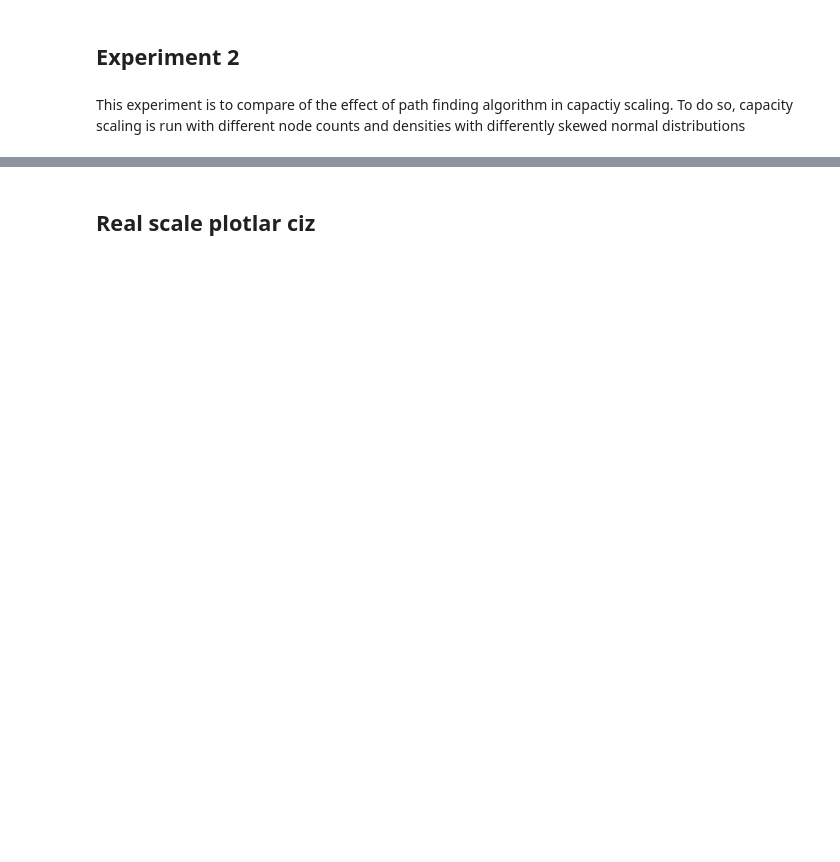
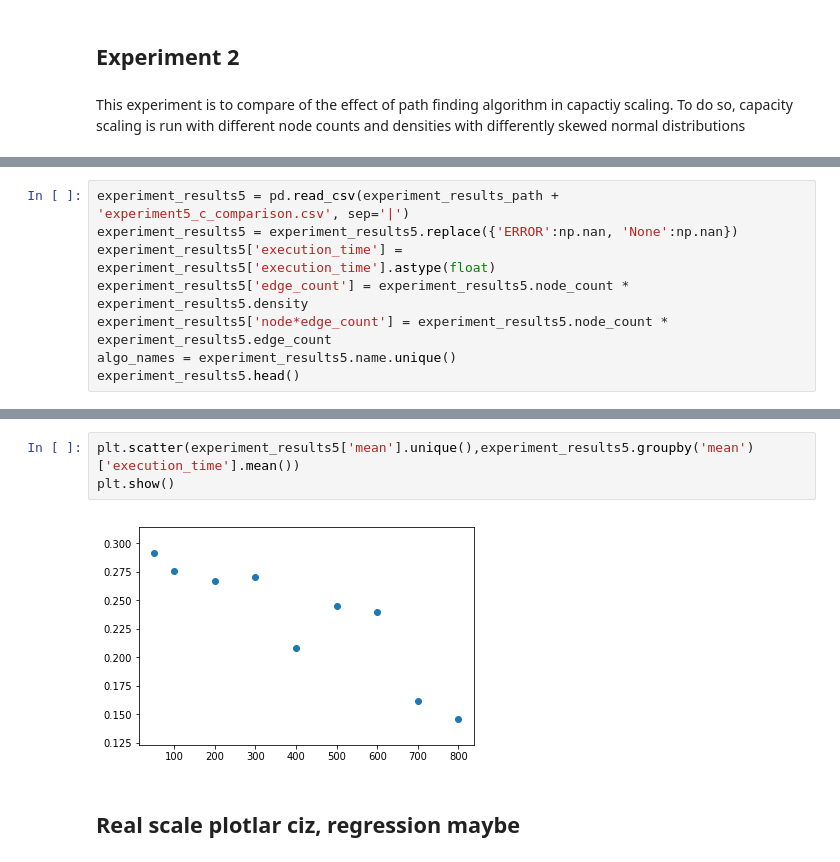
Before and after one commit to rizaozcelik/capacity-scaling, a Jupyter notebook: TermProject.ipynb, the cells around one changed output, grey strips where cells are left out. Drawn from its saved outputs; the diff is of its cells as text; blank space fills up the shorter version.

```diff
--- a/TermProject.ipynb
+++ b/TermProject.ipynb
@@ -266,0 +381,8 @@ plt.legend();
+# %%
+experiment_results5 = pd.read_csv(experiment_results_path + 'experiment5_c_comparison.csv', sep='|')
+experiment_results5 = experiment_results5.replace({'ERROR':np.nan, 'None':np.nan})
+experiment_results5['execution_time'] = experiment_results5['execution_time'].astype(float)
+experiment_results5['edge_count'] = experiment_results5.node_count * experiment_results5.density
+experiment_results5['node*edge_count'] = experiment_results5.node_count * experiment_results5.edge_count
+algo_names = experiment_results5.name.unique()
+experiment_results5.head()
@@ -267,2 +396,7 @@ plt.legend();
+# %%
+plt.scatter(experiment_results5['mean'].unique(),experiment_results5.groupby('mean')['execution_time'].mean())
+plt.show()
+# %% [output]
+[figure, added]
 # %% [markdown]
-## Real scale plotlar ciz
+## Real scale plotlar ciz, regression maybe
```
Also changed, not shown: parts of 18 cells of this notebook, 1 other file.
